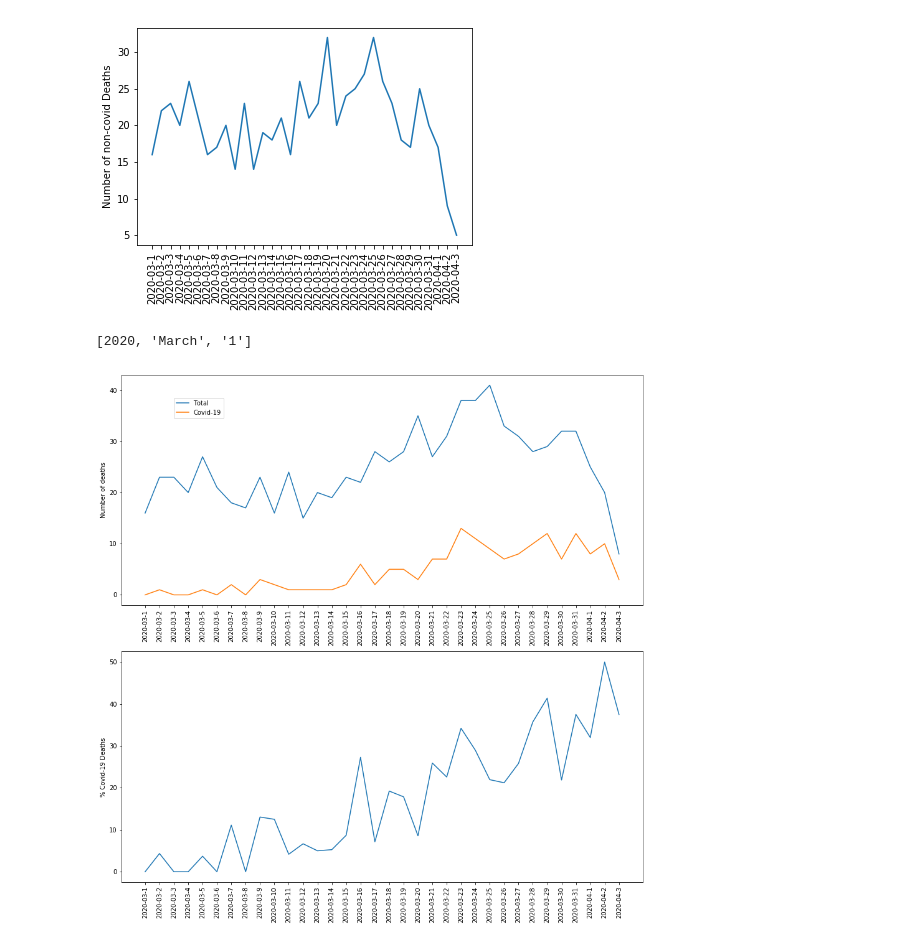
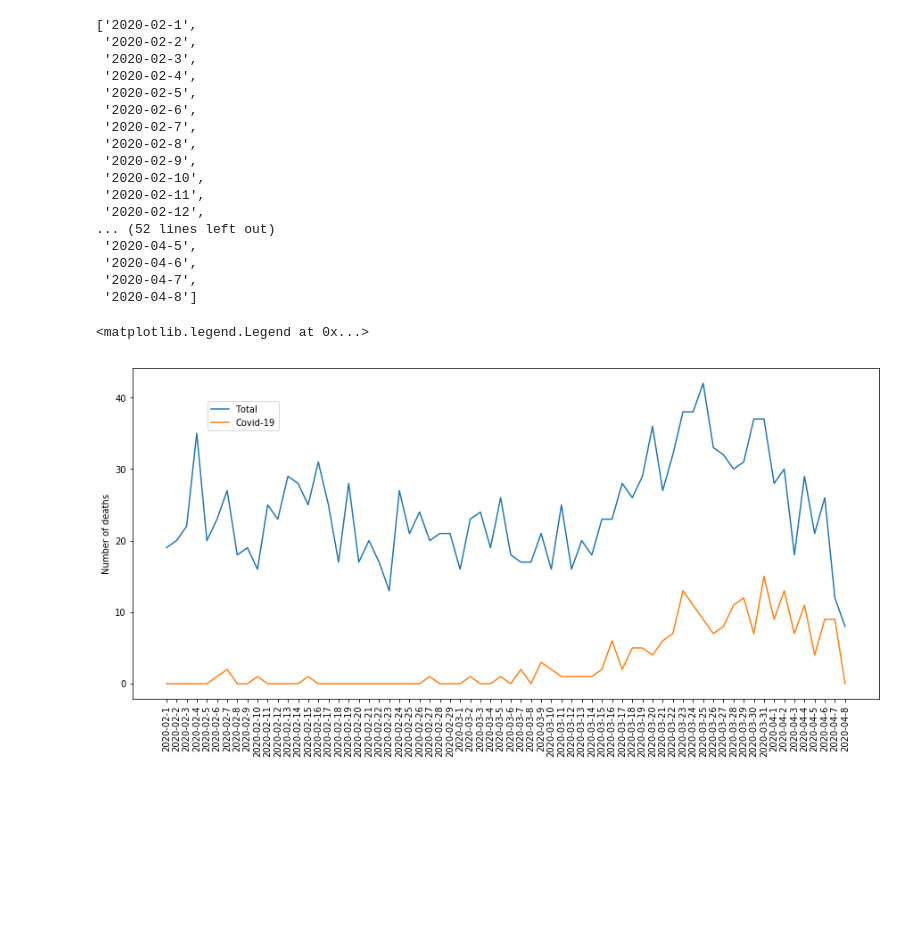
Before and after one commit to RodericGuigoCorominas/ST-Trup-v1, a Jupyter notebook: NotableDeathsCovid-19.ipynb, the cells around one changed output. Cells and saved outputs as stored; diff of their text form; code cells hidden in the pictures; blank space fills up the shorter version.

Commit message:
class byMonth

```diff
--- a/NotableDeathsCovid-19.ipynb
+++ b/NotableDeathsCovid-19.ipynb
@@ -51,0 +126,3 @@ for row in body[0].findAll(['h2','h3','ul'])[5:]:
+# %%
+february = DeathsByMonth('February')
+february.plot_summary()
@@ -51,0 +131,3 @@ for row in body[0].findAll(['h2','h3','ul'])[5:]:
+# %%
+march = DeathsByMonth('March')
+march.plot_summary()
@@ -69,31 +153,31 @@ plt.show()
-# %%
-diff = [ ydeaths[i]-ycovid[i] for i in range(len(xdate)-1)]
-plt.plot(xdate[1:][::-1], diff[::-1])
-plt.xticks(rotation='vertical')
-plt.ylabel('Number of non-covid Deaths')
-plt.show()
-# %% [output]
-[figure, removed]
-# %%
-date
-# %% [output]
-[2020, 'March', '1']
+# %%
+february.xdate+march.xdate+xdate[::-1]
+# %% [output]
+['2020-02-1',
+ '2020-02-2',
+ '2020-02-3',
+ '2020-02-4',
+ '2020-02-5',
+ '2020-02-6',
+ '2020-02-7',
+ '2020-02-8',
+ '2020-02-9',
+ '2020-02-10',
+ '2020-02-11',
+ '2020-02-12',
+... (52 lines left out)
+ '2020-04-5',
+ '2020-04-6',
+ '2020-04-7',
+ '2020-04-8']
 # %%
 plt.figure(figsize=(15,15))
-
 plt.subplot(2, 1, 1)
-plt.plot(xdate[1:][::-1], ydeaths[::-1], label='Total')
-plt.plot(xdate[1:][::-1], ycovid[::-1],label='Covid-19')
+plt.plot(february.xdate+march.xdate+xdate[::-1], february.ydeaths+march.ydeaths+ydeaths[::-1], label='Total')
+plt.plot(february.xdate+march.xdate+xdate[::-1], february.ycovid+march.ycovid+ycovid[::-1],label='Covid-19')
 plt.xticks(rotation='vertical')
 plt.ylabel('Number of deaths')
 plt.legend(bbox_to_anchor=(0.1,0.9), loc='upper left', borderaxespad=0.)
-
-plt.subplot(2, 1, 2)
-percent = [ ycovid[i]/ydeaths[i]*100 for i in range(len(xdate)-1)]
-plt.plot(xdate[1:][::-1], percent[::-1])
-plt.xticks(rotation='vertical')
-plt.ylabel('% Covid-19 Deaths')
-
-plt.savefig('plots_notable/notable'+str(date.today()))
 # %% [output]
+<matplotlib.legend.Legend at 0x...>
-[figure, old version]
+[figure, new version]
```
Also changed, not shown: parts of 7 cells of this notebook.
